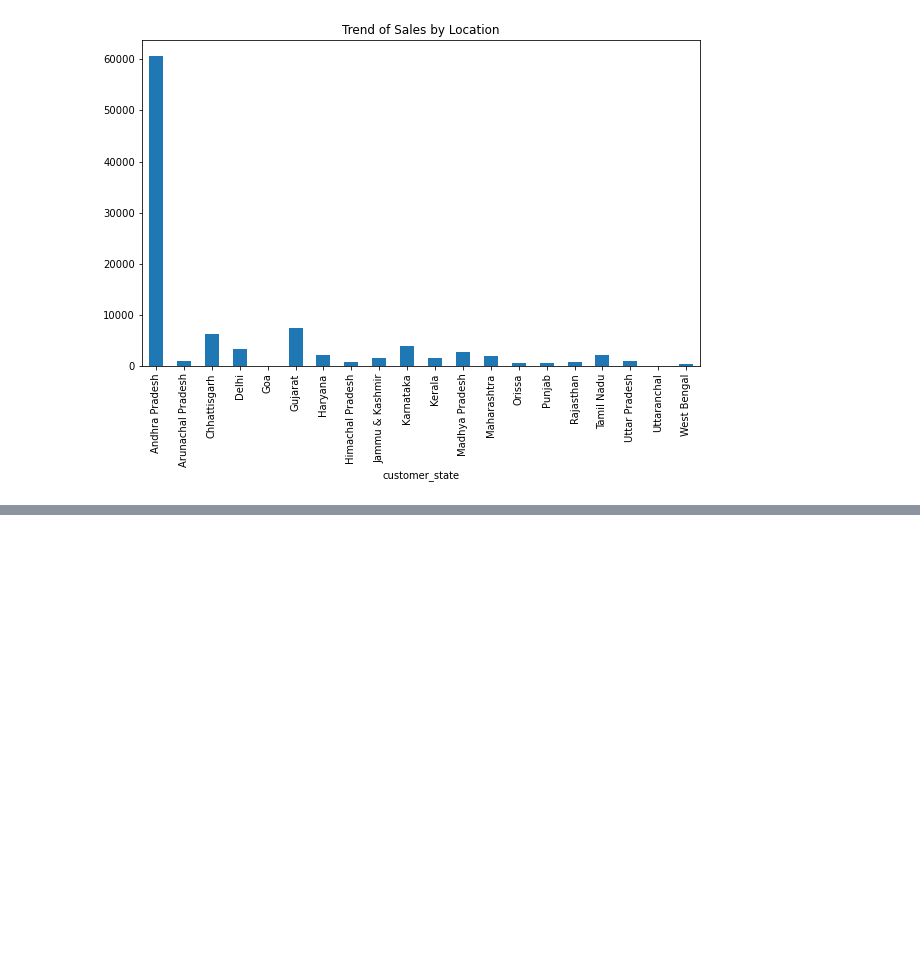
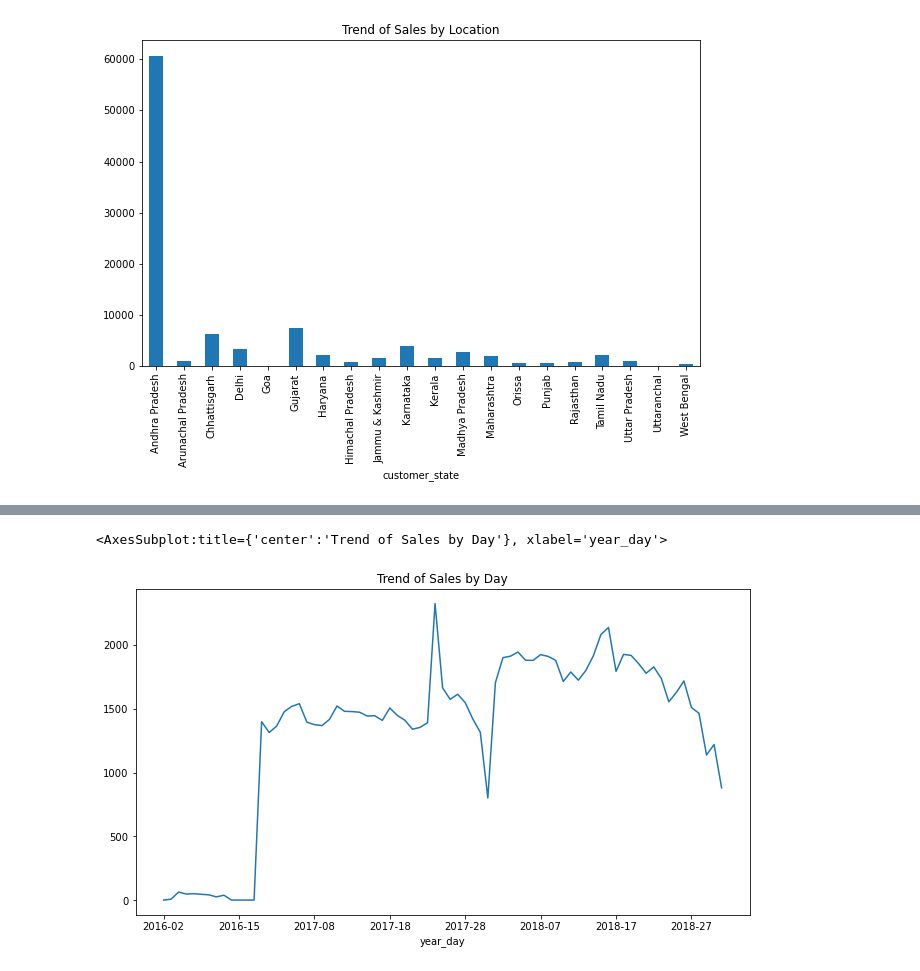
Before and after one commit to sakshisv/Marketing-Analytics-for-E-Commerce, a Jupyter notebook: Marketing Analytics (Python).ipynb, the cells around one changed output, grey strips where cells are left out. Drawn from its saved outputs; the diff is of its cells as text; code cells hidden in the pictures; blank space fills up the shorter version.

```diff
--- a/Marketing Analytics (Python).ipynb
+++ b/Marketing Analytics (Python).ipynb
@@ -634,0 +631,9 @@ orders_.groupby('customer_state')['order_id'].count().plot.bar(figsize = (10, 6)
+# %%
+# trend of sales by week of year
+
+orders_monthly = orders.copy()
+orders_monthly['year_day'] = orders_monthly['order_purchase_timestamp'].dt.strftime('%Y-%d')
+orders_monthly.groupby('year_day')['order_id'].count().plot.line(figsize = (11,6), title = 'Trend of Sales by Day')
+# %% [output]
+<AxesSubplot:title={'center':'Trend of Sales by Day'}, xlabel='year_day'>
+[figure, added]
```
Also changed, not shown: parts of 5 cells of this notebook.
